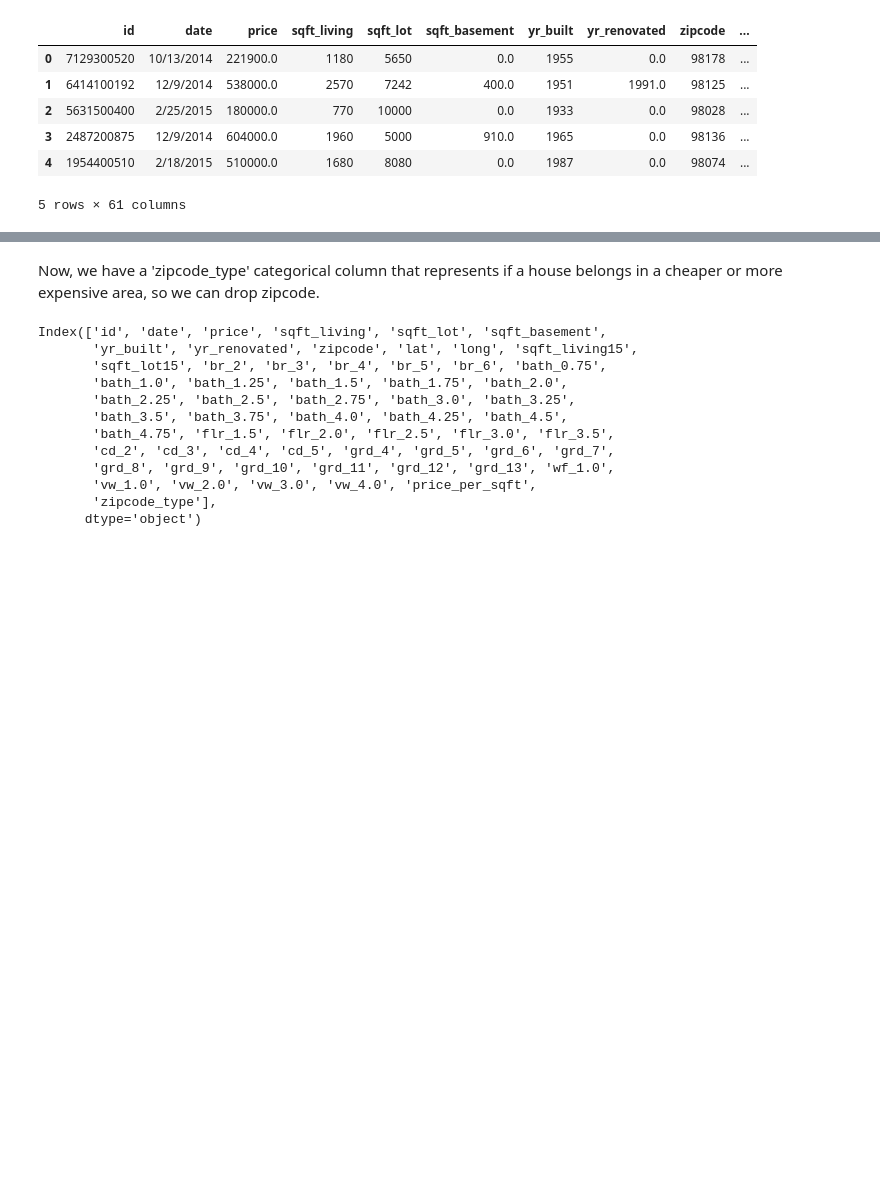
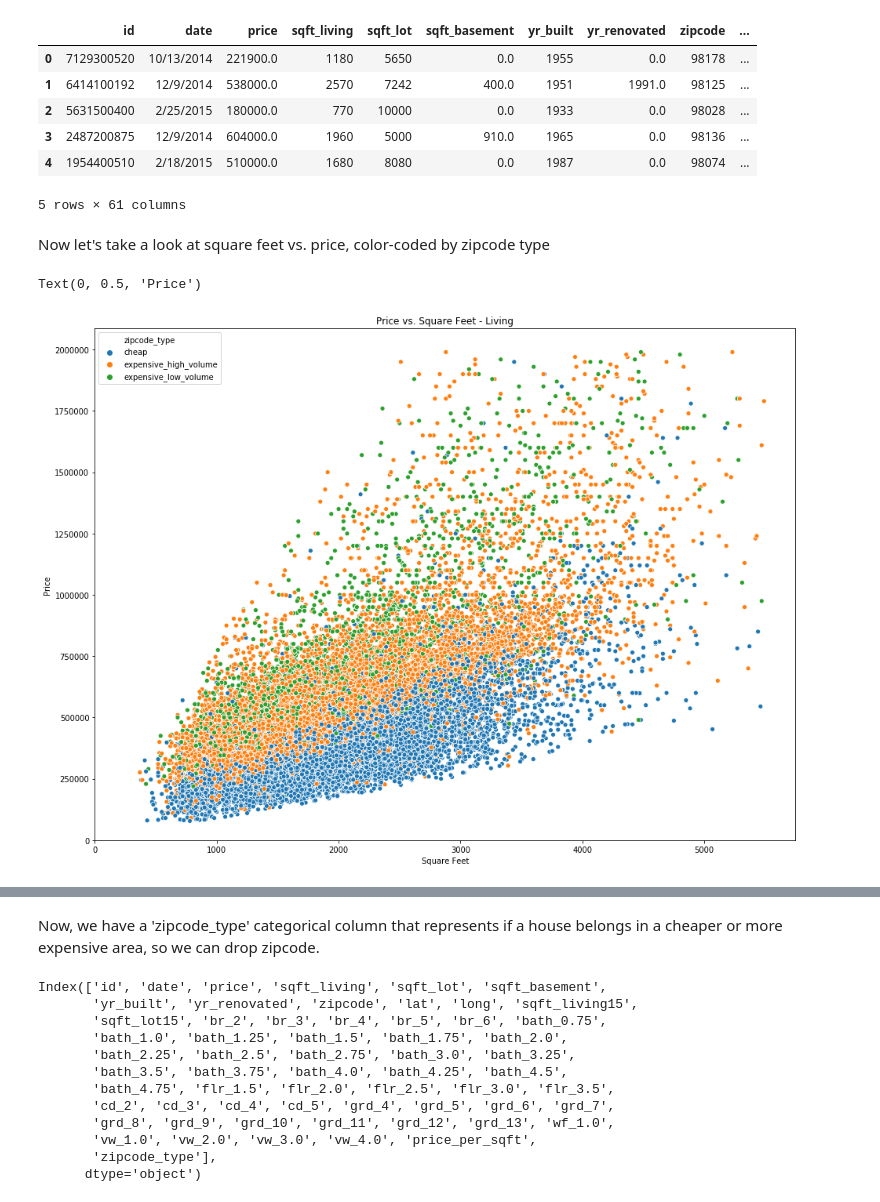
Before and after one commit to whitcrrd/dsc-1-final-project-online-ds-ft-021119, a Jupyter notebook: studentfinal.ipynb, the cells around one changed output, grey strips where cells are left out. Cells and saved outputs as stored; diff of their text form; code cells hidden in the pictures; blank space fills up the shorter version.

```diff
--- a/studentfinal.ipynb
+++ b/studentfinal.ipynb
@@ -758,3 +750,16 @@ data.head()
 | 3 | 2487200875 | 12/9/2014 | 604000.0 | 1960 | 5000 | 910.0 | 1965 | 0.0 | 98136 | ... |
 | 4 | 1954400510 | 2/18/2015 | 510000.0 | 1680 | 8080 | 0.0 | 1987 | 0.0 | 98074 | ... |
 5 rows × 61 columns
+# %% [markdown]
+Now let's take a look at square feet vs. price, color-coded by zipcode type
+# %%
+plt.figure(figsize=(16,12))
+ax = sns.scatterplot(x="sqft_living", y="price", data=data, hue="zipcode_type")
+plt.xlim(0,None)
+plt.ylim(0,None)
+plt.title("Price vs. Square Feet - Living")
+plt.xlabel("Square Feet")
+plt.ylabel("Price")
+# %% [output]
+Text(0, 0.5, 'Price')
+[figure, added]
```
Also changed, not shown: parts of 76 cells of this notebook.
